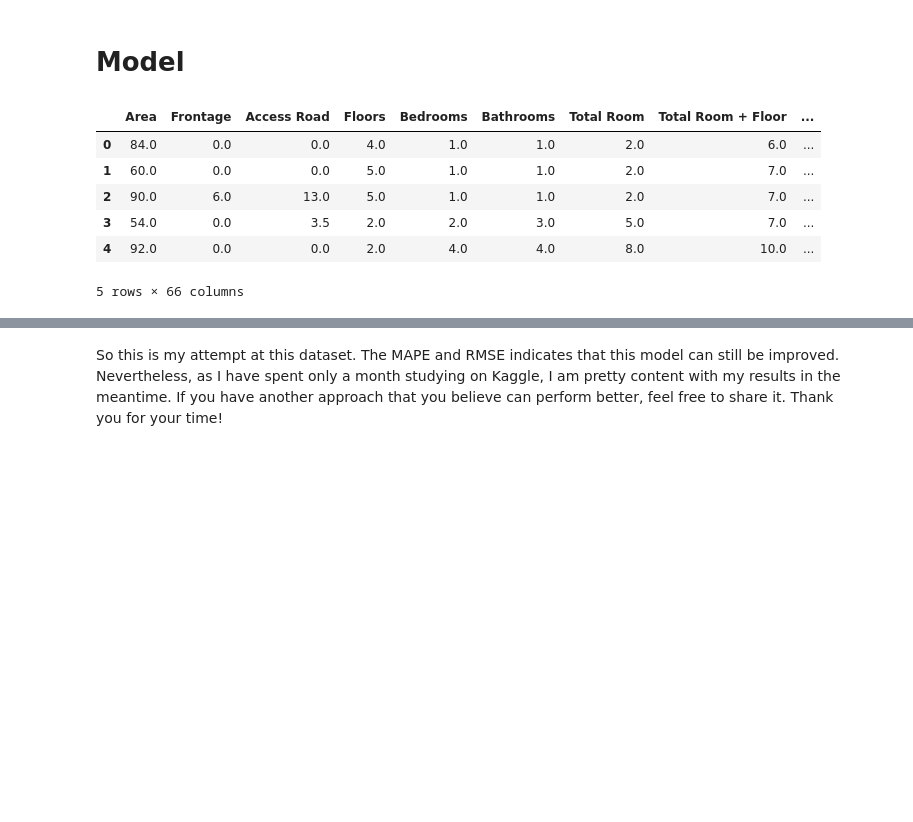
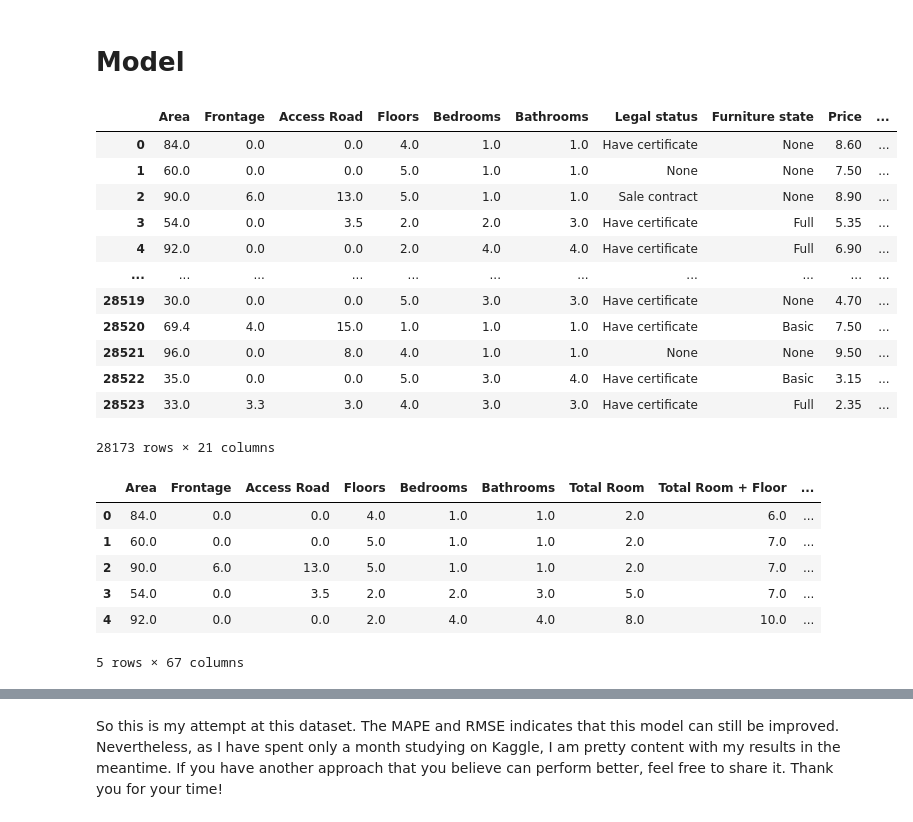
Before and after one commit to SSnake234/Vietnam-housing-dataset-and-model, a Jupyter notebook: vietnam-housing-dataset-eda-and-model.ipynb, the cells around one changed output, grey strips where cells are left out. Cells and saved outputs as stored; diff of their text form; code cells hidden in the pictures; blank space fills up the shorter version.

```diff
--- a/vietnam-housing-dataset-eda-and-model.ipynb
+++ b/vietnam-housing-dataset-eda-and-model.ipynb
@@ -323,6 +323,33 @@ plt.show()
 We can see that each Province has different Price ranges, so this new feature is very informative for the model. Meanwhile, the Project column seems to have not that much of a difference in Price range (but let just keep it for now).
 # %% [markdown]
 # Model
+# %%
+#I want to add a group transformation
+house_data['Price per square'] = house_data['Price'] / house_data['Area']
+house_data = house_data[house_data['Price per square'] <= 0.25]
+
+house_data["AveragePricePerSquare"] = (
+    house_data.groupby("Province")  # for each province
+    ["Price per square"]                 # select the Price per square
+    .transform("mean")         # and compute its mean
+)
+
+house_data.drop('Price per square', axis = 1, inplace = True)
+house_data
+# %% [output]
+|  | Area | Frontage | Access Road | Floors | Bedrooms | Bathrooms | Legal status | Furniture state | Price | ... |
+| 0 | 84.0 | 0.0 | 0.0 | 4.0 | 1.0 | 1.0 | Have certificate | None | 8.60 | ... |
+| 1 | 60.0 | 0.0 | 0.0 | 5.0 | 1.0 | 1.0 | None | None | 7.50 | ... |
+| 2 | 90.0 | 6.0 | 13.0 | 5.0 | 1.0 | 1.0 | Sale contract | None | 8.90 | ... |
+| 3 | 54.0 | 0.0 | 3.5 | 2.0 | 2.0 | 3.0 | Have certificate | Full | 5.35 | ... |
+| 4 | 92.0 | 0.0 | 0.0 | 2.0 | 4.0 | 4.0 | Have certificate | Full | 6.90 | ... |
+| ... | ... | ... | ... | ... | ... | ... | ... | ... | ... | ... |
+| 28519 | 30.0 | 0.0 | 0.0 | 5.0 | 3.0 | 3.0 | Have certificate | None | 4.70 | ... |
+| 28520 | 69.4 | 4.0 | 15.0 | 1.0 | 1.0 | 1.0 | Have certificate | Basic | 7.50 | ... |
+| 28521 | 96.0 | 0.0 | 8.0 | 4.0 | 1.0 | 1.0 | None | None | 9.50 | ... |
+| 28522 | 35.0 | 0.0 | 0.0 | 5.0 | 3.0 | 4.0 | Have certificate | Basic | 3.15 | ... |
+| 28523 | 33.0 | 3.3 | 3.0 | 4.0 | 3.0 | 3.0 | Have certificate | Full | 2.35 | ... |
+28173 rows × 21 columns
 # %%
 from sklearn.model_selection import train_test_split, GridSearchCV
 from sklearn.linear_model import Ridge, Lasso
@@ -339,7 +366,7 @@ X.head()
 | 2 | 90.0 | 6.0 | 13.0 | 5.0 | 1.0 | 1.0 | 2.0 | 7.0 | ... |
 | 3 | 54.0 | 0.0 | 3.5 | 2.0 | 2.0 | 3.0 | 5.0 | 7.0 | ... |
 | 4 | 92.0 | 0.0 | 0.0 | 2.0 | 4.0 | 4.0 | 8.0 | 10.0 | ... |
-5 rows × 66 columns
+5 rows × 67 columns
 # %%
 X_train, X_test, y_train, y_test = train_test_split(X, y, test_size=0.2, random_state=42)
 
```
Also changed, not shown: parts of 4 cells of this notebook.
